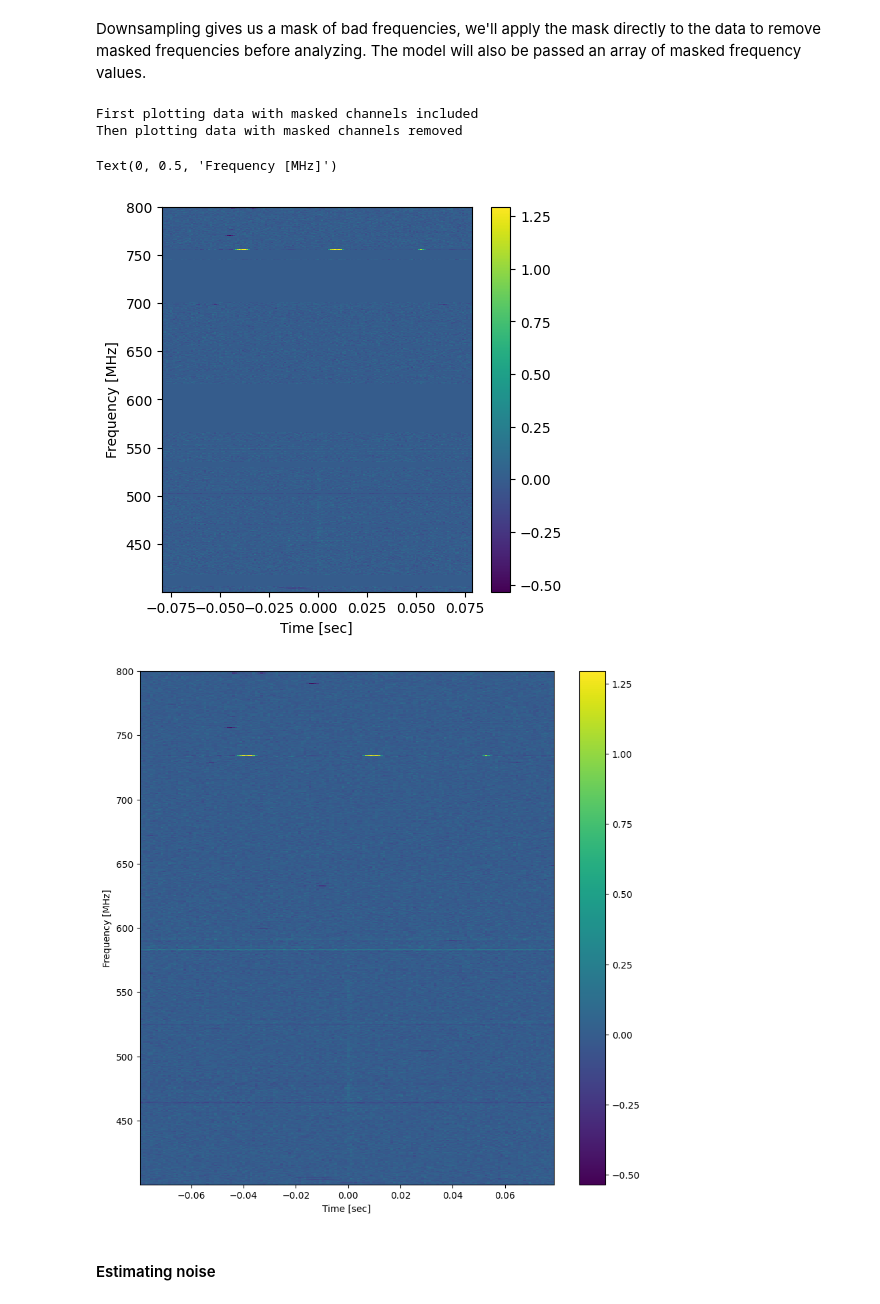
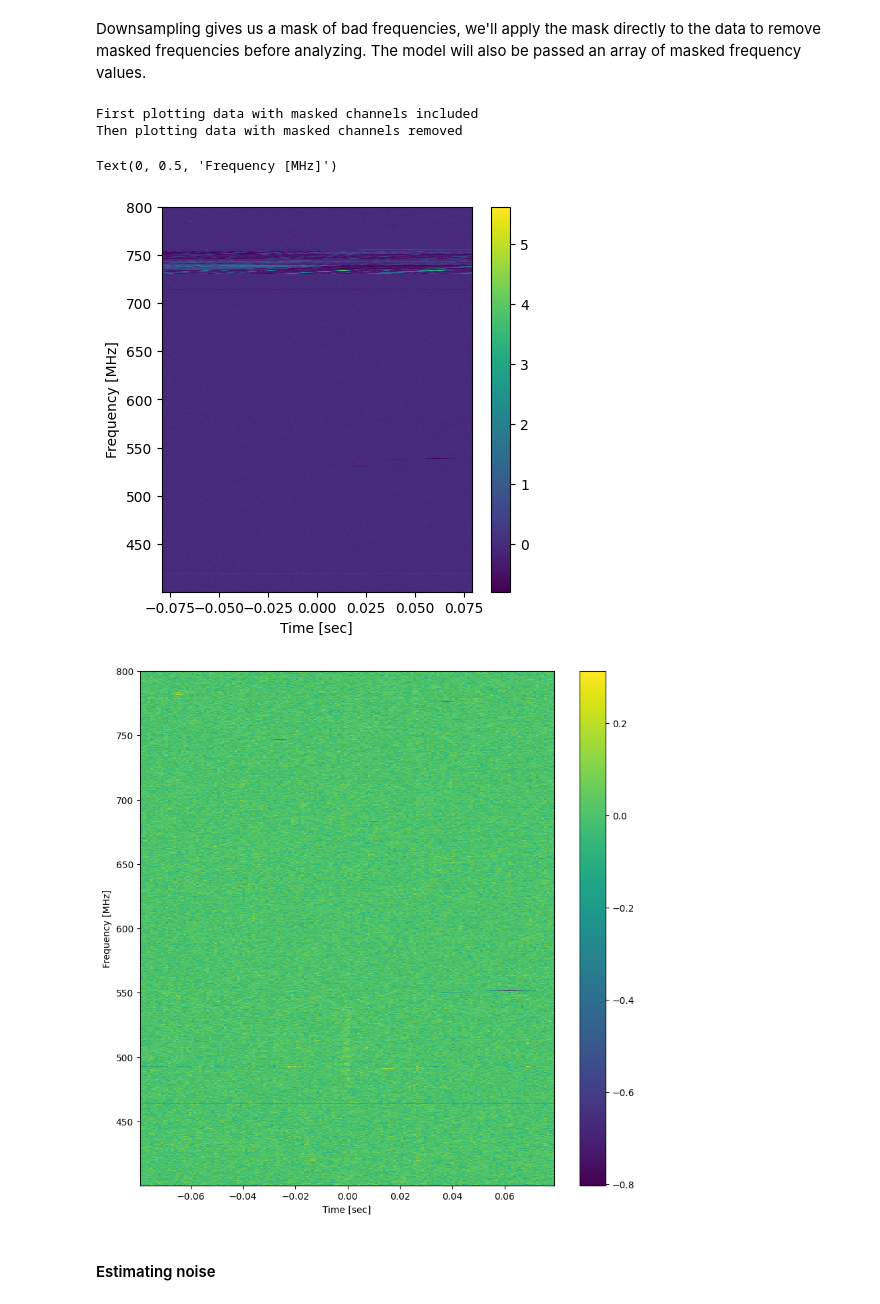
Before and after one commit to HarrisonS-Phys/FRBayes, a Jupyter notebook: frb_bayesian_analysis.ipynb, the cells around one changed output. Cells and saved outputs as stored; diff of their text form; code cells hidden in the pictures.

Commit message:
fixed amplitude scaling, feature for additional RFI

```diff
--- a/frb_bayesian_analysis.ipynb
+++ b/frb_bayesian_analysis.ipynb
@@ -414,7 +412,7 @@ def numpyro_model(data, len_freq_channel_array, len_fourier_freq_array, single_p
 # %% [markdown]
 #### Pulling the data
 # %%
-filename = "FRB20190710B_stokesi_dynamic_spectrum.h5"
+filename = "FRB20190713B_stokesi_dynamic_spectrum.h5"
 
 with h5py.File(filename, "r") as handler:
 
@@ -479,52 +477,62 @@ good_freq = bin_freq_boolean(good_freq, fbin_factor=binning_factor)
 data = bin_freq_channels(data, fbin_factor=binning_factor)
 
 combined_flag = flag & good_freq[:, jnp.newaxis]
+
+def additional_flagging(data, good_freq, threshold=0.4):
+    """Flag channels whose max value (over time) exceeds threshold,
+    considering only currently-good channels."""
+    good_idx = np.where(good_freq)[0]              # true channel indices
+    row_max = np.max(data[good_idx, :], axis=1)     # peak per good channel
+    good_freq[good_idx[row_max > threshold]] = False
+    return good_freq
+
+good_freq = additional_flagging(data, good_freq)
 # %% [markdown]
 Downsampling gives us a mask of bad frequencies, we'll apply the mask directly to the data to remove masked frequencies before analyzing. The model will also be passed an array of masked frequency values.
 # %%
 mask_matrix = np.repeat(good_freq[None, :], data.shape[1], axis=0)
 mask_matrix=mask_matrix.T
 # %%
-freq_array = jnp.arange(freq[0],freq[-1],(freq[-1]-freq[0])/data.shape[0], dtype=jnp.float32)[:, None]  # (nfreq,1), MHz
+freq_array = jnp.linspace(freq[0],freq[-1],data.shape[0], dtype=jnp.float32)[:, None]  # (nfreq,1), MHz
 freq_array_reshaped = freq_array[good_freq]
 
-time_array = jnp.arange(time[0],time[-1],(time[-1]-time[0])/data.shape[1], dtype=jnp.float32)[None, :]  # (1,ntime), ms
+time_array = jnp.linspace(time[0],time[-1], data.shape[1], dtype=jnp.float32)[None, :]
 
 data_reshaped = data[mask_matrix].reshape(freq_array_reshaped.shape[0],time_array.shape[1])
 # %%
 print("First plotting data with masked channels included")
 
 fig = plt.figure(figsize=(5, 5))
-img = plt.imshow(data * combined_flag,
+img = plt.imshow(data,
                  aspect="auto",
                  origin="lower",
                  interpolation="nearest",
                  extent=(time[0], time[-1], freq[0], freq[-1]))
 plt.colorbar(img)
 
 # plt.xlabel("Time [msec]")
 plt.xlabel("Time [sec]")
 plt.ylabel("Frequency [MHz]")
 
 print("Then plotting data with masked channels removed")
 
 fig = plt.figure(figsize=(10, 10))
 img = plt.imshow(data_reshaped,
                  aspect="auto",
                  origin="lower",
                  interpolation="nearest",
                  extent=(time[0], time[-1], freq[0], freq[-1]))
 plt.colorbar(img)
 
 # plt.xlabel("Time [msec]")
 plt.xlabel("Time [sec]")
 plt.ylabel("Frequency [MHz]")
 # %% [output]
 First plotting data with masked channels included
 Then plotting data with masked channels removed
 Text(0, 0.5, 'Frequency [MHz]')
-[figure, old version]
+[figure, new version]
-[figure, old version]
+[figure, new version]
 # %% [markdown]
 #### Estimating noise
 # %%
```
Also changed, not shown: parts of 21 cells of this notebook.
